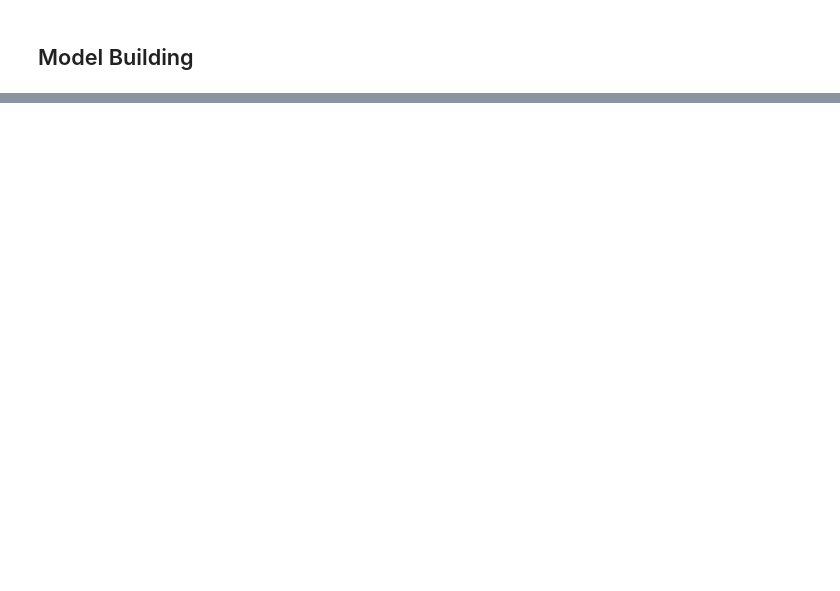
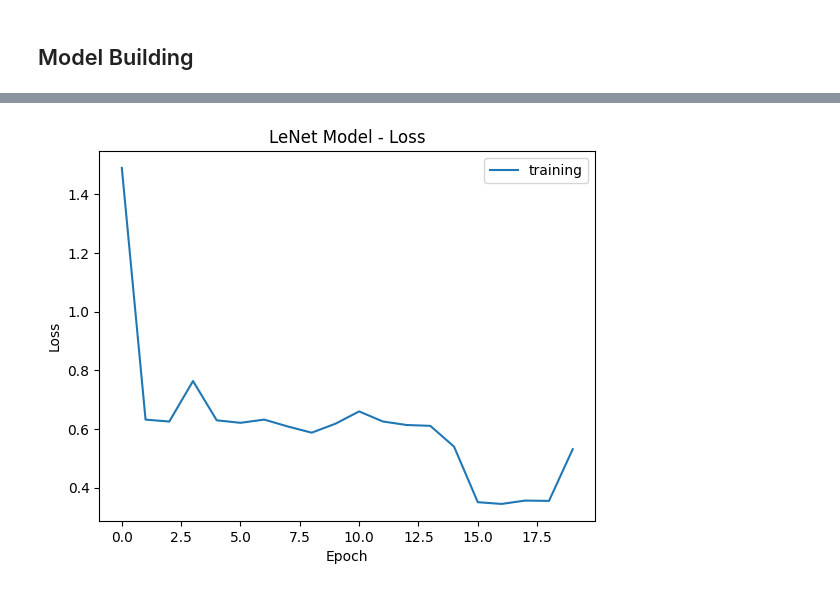
Before and after one commit to abdulhakkeempa/deep-learning, a Jupyter notebook: malaria_classification.ipynb, the cells around one changed output, grey strips where cells are left out. Saved outputs shown, nothing was run; the diff lists cells and outputs as text; code cells hidden in the pictures; blank space fills up the shorter version.

Commit message:
introduced batch normalization for faster training.

```diff
--- a/malaria_classification.ipynb
+++ b/malaria_classification.ipynb
@@ -141,13 +146,20 @@ from tensorflow.keras.optimizers import Adam
 
 cnn = tf.keras.Sequential([
      InputLayer(input_shape = (IMAGE_SIZE, IMAGE_SIZE,3), batch_size=32),
+
      Conv2D(filters=6, kernel_size= 5, activation="relu"),
+     BatchNormalization(),
      MaxPooling2D(pool_size=(2, 2), strides=2),
+
      Conv2D(filters=16, kernel_size= 5, activation="relu"),
      MaxPooling2D(pool_size=(2, 2), strides=2),
+     BatchNormalization(),
+
      Flatten(),
-     Dense(1000, activation="relu"),
      Dense(100, activation="relu"),
+     BatchNormalization(),
+     Dense(10, activation="relu"),
+     BatchNormalization(),
      Dense(1, activation="relu"),
 ])
 
@@ -171,8 +183,8 @@ Non-trainable params: 0 (0.00 Byte)
 _________________________________________________________________
 None
 # %%
-cnn.compile(optimizer=Adam(learning_rate=0.1), loss=BinaryCrossentropy(), )
+cnn.compile(optimizer=Adam(learning_rate=0.01), loss=BinaryCrossentropy(), metrics='accuracy')
 # %%
 # history = cnn.fit(train_dataset, validation_data=val_dataset, epochs=100, verbose=1)
-history = cnn.fit(train_dataset, epochs=100, verbose=1)
+history = cnn.fit(train_dataset, epochs=20, verbose=1)
 # %% [output]
@@ -201,8 +208,9 @@ val_dataset
 # %%
 plt.plot(history.history['loss'])
-plt.plot(history.history['val_loss'])
 plt.title('LeNet Model - Loss')
 plt.xlabel('Epoch')
 plt.ylabel('Loss')
-plt.legend(['training', 'validation'], loc='upper right')
+plt.legend(['training'], loc='upper right')
 plt.show()
+# %% [output]
+[figure, added]
```
Also changed, not shown: parts of 10 cells of this notebook.
